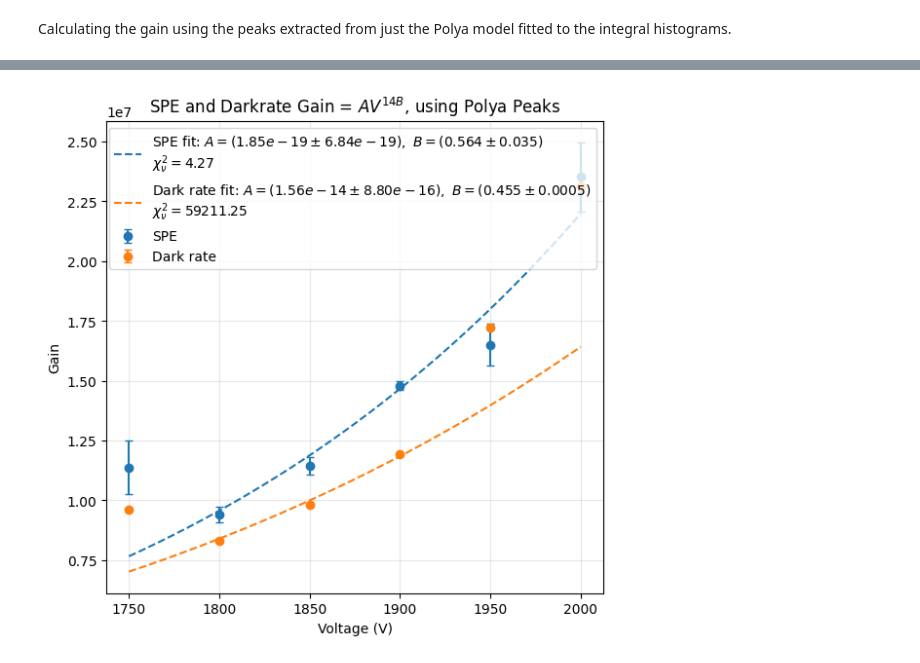
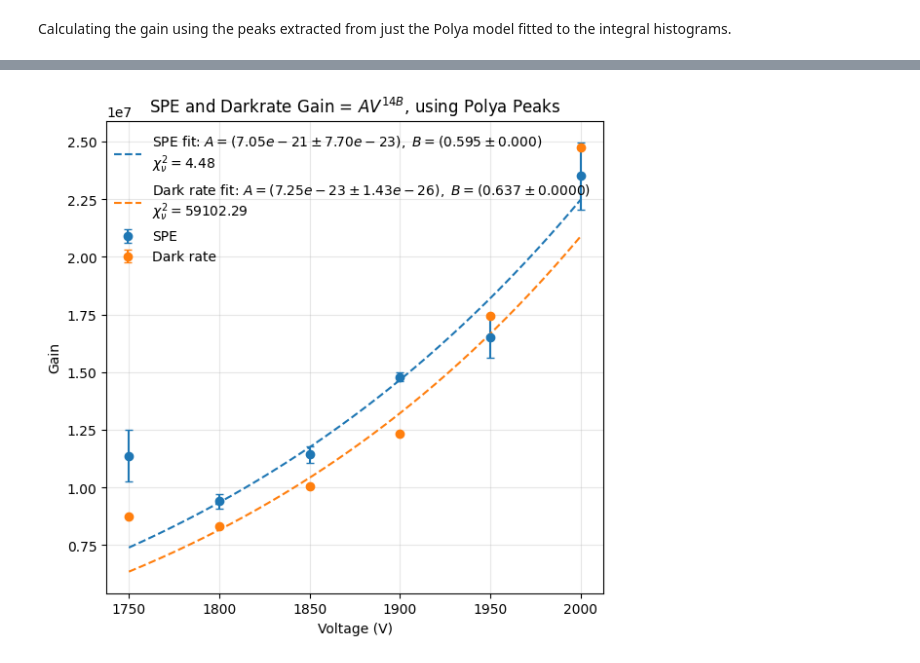
Before and after one commit to hhuckvale/DMProject, a Jupyter notebook: PMT_Characteristics/Gain/PolyaGain.ipynb, the cells around one changed output, grey strips where cells are left out. Cells and saved outputs as stored; diff of their text form; code cells hidden in the pictures.

```diff
--- a/PMT_Characteristics/Gain/PolyaGain.ipynb
+++ b/PMT_Characteristics/Gain/PolyaGain.ipynb
@@ -9,7 +10,7 @@ from scipy.optimize import curve_fit
 #load the csvs with the peak information
 
 spe_df = pd.read_csv('PMT5_spe_COMBINED_polya_peak_positions.csv')
-darkrate_df = pd.read_csv('PMT5_darkrate_COMBINED_polya_peak_positions.csv')
+darkrate_df = pd.read_csv('PMT4_DR_polya_peak_positions.csv')
 
 #discard non-physical events
 spe_df = spe_df[spe_df['polya_peak_pC'] > 0].reset_index(drop=True)
@@ -86,18 +88,23 @@ print(darkrate_avg_gain)
 def gain_model(V, A, B):
     return A * V**(14 * B)
 
-def fit_gain_curve(voltage, gain, gain_err):
-    p0 = [1e-29, 0.7] #initial guesses
-    '''
+def fit_gain_curve(voltage, gain, gain_err, ignore_voltage=1750):
+    mask = np.ones_like(voltage, dtype=bool)
+
+    if ignore_voltage is not None:
+        mask &= voltage != ignore_voltage
+
+
+    p0 = [5e-20, 0.7] #initial guesses
     bounds = (
-        [1e-30, 0.6],   # lower bounds: A, B
-        [1e-25, 0.9]    # upper bounds: A, B
+        [1e-25, 0.2],   # lower bounds: A, B
+        [1e-18, 0.9]    # upper bounds: A, B
     )
     popt, pcov = curve_fit(
         gain_model,
-        voltage,
-        gain,
-        sigma=gain_err,
+        voltage[mask],
+        gain[mask],
+        sigma=gain_err[mask],
         absolute_sigma=True,
         p0=p0,
         bounds=bounds,
@@ -113,7 +120,7 @@ def fit_gain_curve(voltage, gain, gain_err):
         p0=p0,
         maxfev=10000
     )
-
+    '''
     A_fit, B_fit = popt
     err_A, err_B = np.sqrt(np.diag(pcov))
 
@@ -197,27 +267,27 @@ plt.show()
 # %%
 #plot gain curves and gain models = A V^14B together
 
 plt.figure(figsize=(6, 6))
 plt.errorbar(spe_avg_gain['voltage'],spe_avg_gain['gain'],yerr=spe_avg_gain['gain_error'],fmt='o',color='tab:blue',capsize=3,label='SPE')
 plt.plot(V_plot,gain_model(V_plot, A_spe, B_spe),'--',color='tab:blue',label=(
     rf'SPE fit: '
     rf'$A = ({A_spe:.2e} \pm {errA_spe:.2e}),\ '
     rf'B = ({B_spe:.3f} \pm {errB_spe:.3f})$'
     + f'\n$\\chi^2_\\nu={chi2_red_spe:.2f}$'
 ))
 plt.errorbar(darkrate_avg_gain['voltage'],darkrate_avg_gain['gain'],yerr=darkrate_avg_gain['gain_error'],fmt='o',color='tab:orange',capsize=3,label='Dark rate')
 plt.plot(V_plot,gain_model(V_plot, A_dark, B_dark),'--',color='tab:orange',label=(
     rf'Dark rate fit: '
     rf'$A = ({A_dark:.2e} \pm {errA_dark:.2e}),\ '
     rf'B = ({B_dark:.3f} \pm {errB_dark:.4f})$'
     + f'\n$\\chi^2_\\nu={chi2_red_dark:.2f}$'
 ))
 plt.xlabel('Voltage (V)')
 plt.ylabel('Gain')
-plt.legend()
+plt.legend(frameon=False)
 plt.title(r'SPE and Darkrate Gain = $A V^{14B}$, using Polya Peaks')
 plt.grid(alpha=0.3)
 plt.tight_layout()
 plt.show()
 # %% [output]
-[figure, old version]
+[figure, new version]
```
Also changed, not shown: parts of 5 cells of this notebook, 4 other files.
